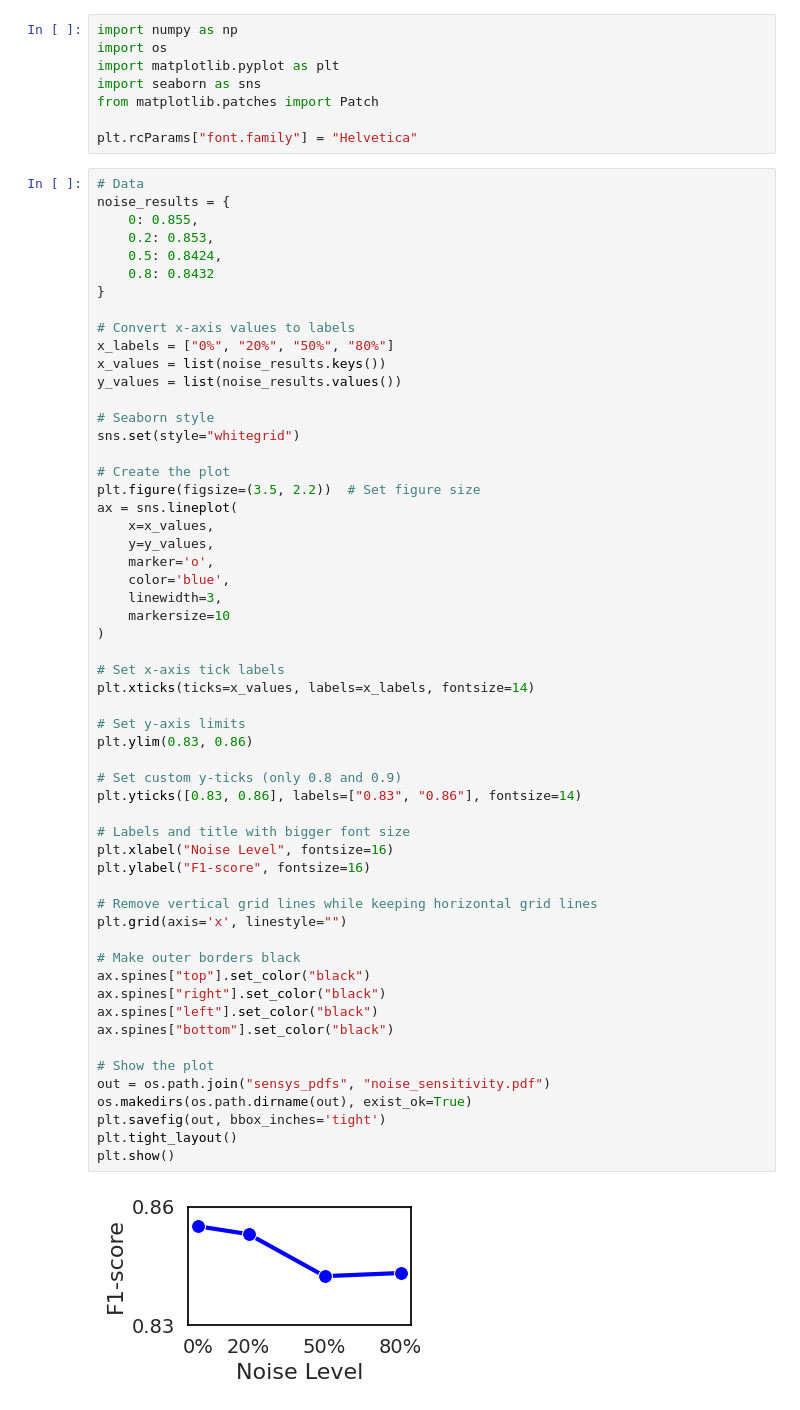
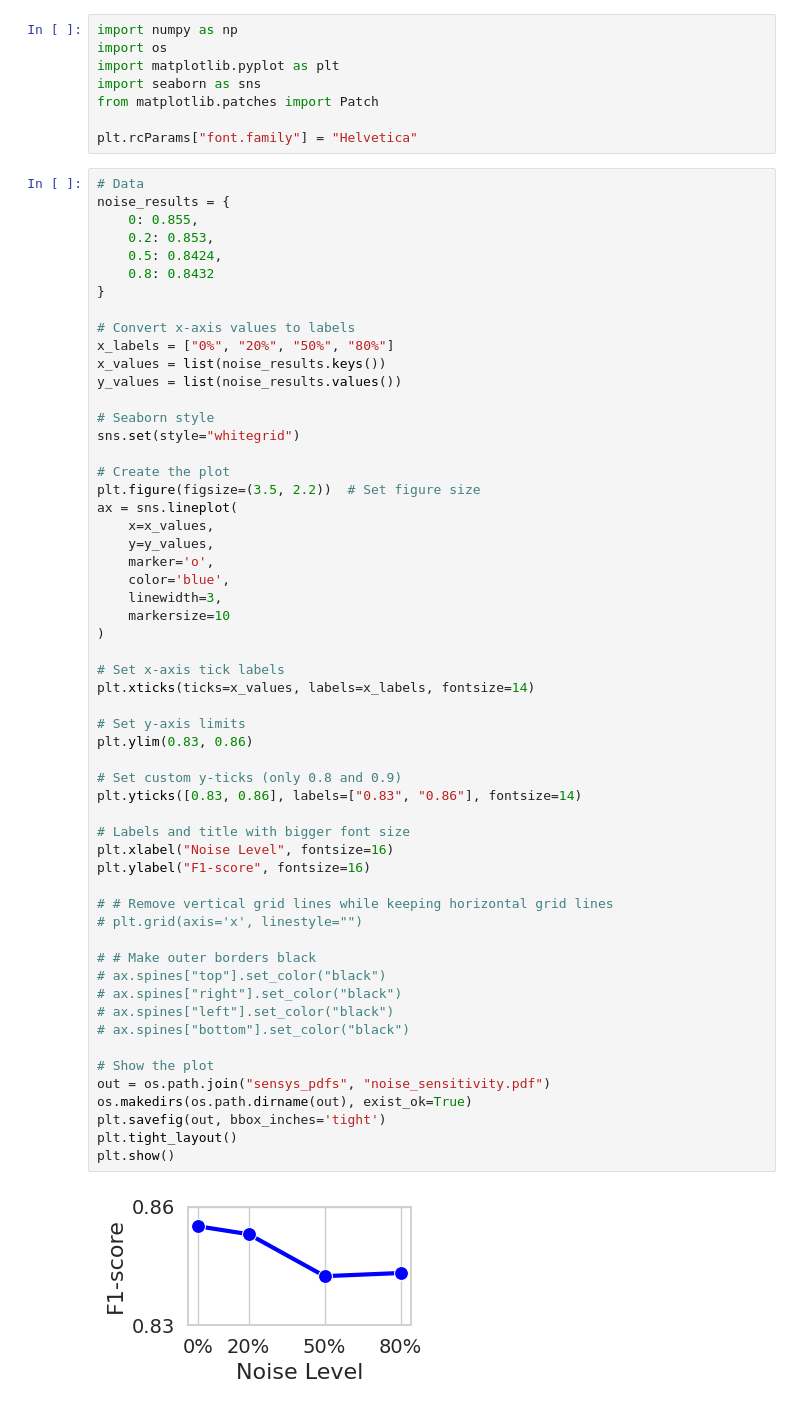
Before and after one commit to diamond264/augcon, a Jupyter notebook: visualization/sensys_plots.ipynb, the cells around one changed output. Cells and saved outputs as stored; diff of their text form.

```diff
--- a/visualization/sensys_plots.ipynb
+++ b/visualization/sensys_plots.ipynb
@@ -29,38 +29,38 @@ ax = sns.lineplot(
     x=x_values,
     y=y_values,
     marker='o',
     color='blue',
     linewidth=3,
     markersize=10
 )
 
 # Set x-axis tick labels
 plt.xticks(ticks=x_values, labels=x_labels, fontsize=14)
 
 # Set y-axis limits
 plt.ylim(0.83, 0.86)
 
 # Set custom y-ticks (only 0.8 and 0.9)
 plt.yticks([0.83, 0.86], labels=["0.83", "0.86"], fontsize=14)
 
 # Labels and title with bigger font size
 plt.xlabel("Noise Level", fontsize=16)
 plt.ylabel("F1-score", fontsize=16)
 
-# Remove vertical grid lines while keeping horizontal grid lines
-plt.grid(axis='x', linestyle="")
+# # Remove vertical grid lines while keeping horizontal grid lines
+# plt.grid(axis='x', linestyle="")
 
-# Make outer borders black
-ax.spines["top"].set_color("black")
-ax.spines["right"].set_color("black")
-ax.spines["left"].set_color("black")
-ax.spines["bottom"].set_color("black")
+# # Make outer borders black
+# ax.spines["top"].set_color("black")
+# ax.spines["right"].set_color("black")
+# ax.spines["left"].set_color("black")
+# ax.spines["bottom"].set_color("black")
 
 # Show the plot
 out = os.path.join("sensys_pdfs", "noise_sensitivity.pdf")
 os.makedirs(os.path.dirname(out), exist_ok=True)
 plt.savefig(out, bbox_inches='tight')
 plt.tight_layout()
 plt.show()
 # %% [output]
-[figure, old version]
+[figure, new version]
```
Also changed, not shown: parts of 3 cells of this notebook, 4 other files.
